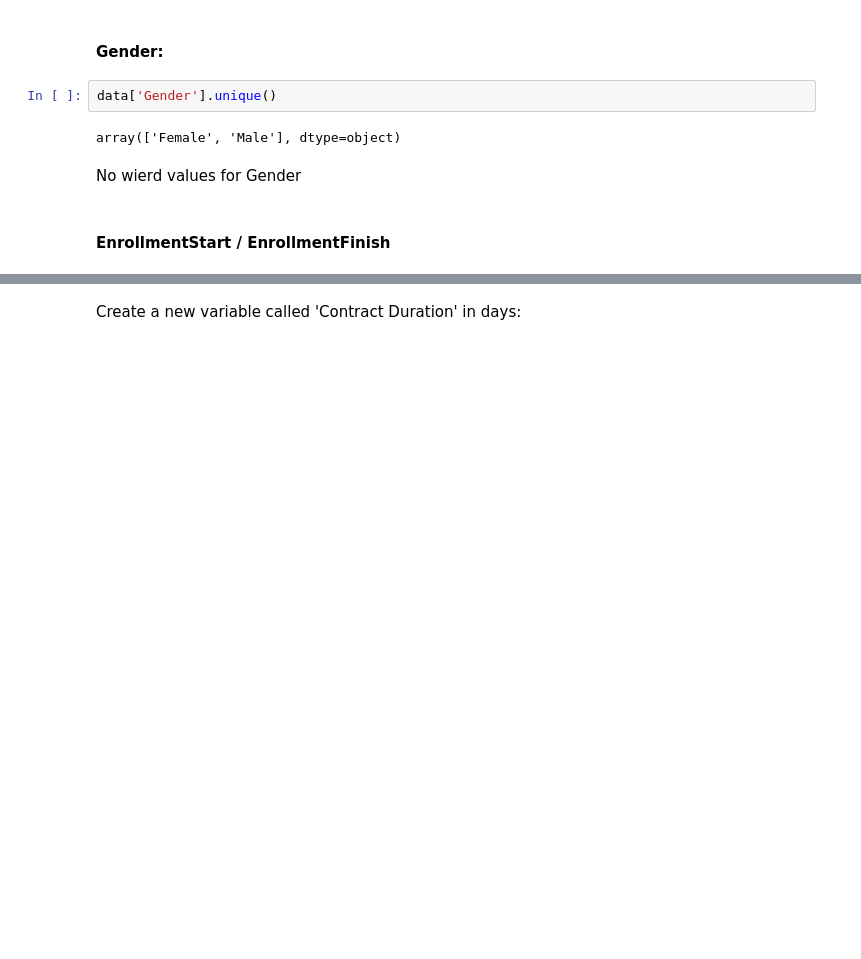
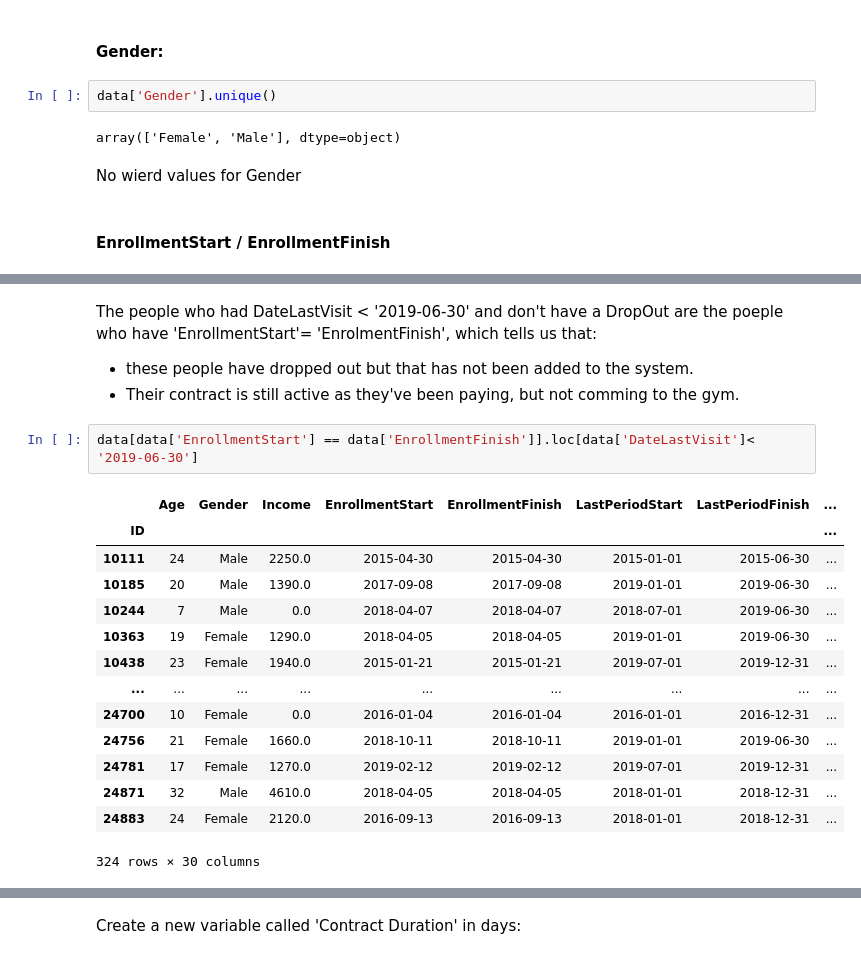
Before and after one commit to raquelxr/data-mining-proj, a Jupyter notebook: DM_Sofia.ipynb, the cells around one changed output, grey strips where cells are left out. Cells and saved outputs as stored; diff of their text form; blank space fills up the shorter version.

```diff
--- a/DM_Sofia.ipynb
+++ b/DM_Sofia.ipynb
@@ -88,0 +124,21 @@ We'll do the same we do with New Costumers that have EF = '2019-10-31' so we can
+# %% [markdown]
+The people who had DateLastVisit < '2019-06-30' and don't have a DropOut are the poeple who have 'EnrollmentStart'= 'EnrolmentFinish', which tells us that:
+- these people have dropped out but that has not been added to the system.
+- Their contract is still active as they've been paying, but not comming to the gym.
+# %%
+data[data['EnrollmentStart'] == data['EnrollmentFinish']].loc[data['DateLastVisit']< '2019-06-30']
+# %% [output]
+|  | Age | Gender | Income | EnrollmentStart | EnrollmentFinish | LastPeriodStart | LastPeriodFinish | ... |
+| ID |  |  |  |  |  |  |  | ... |
+| 10111 | 24 | Male | 2250.0 | 2015-04-30 | 2015-04-30 | 2015-01-01 | 2015-06-30 | ... |
+| 10185 | 20 | Male | 1390.0 | 2017-09-08 | 2017-09-08 | 2019-01-01 | 2019-06-30 | ... |
+| 10244 | 7 | Male | 0.0 | 2018-04-07 | 2018-04-07 | 2018-07-01 | 2019-06-30 | ... |
+| 10363 | 19 | Female | 1290.0 | 2018-04-05 | 2018-04-05 | 2019-01-01 | 2019-06-30 | ... |
+| 10438 | 23 | Female | 1940.0 | 2015-01-21 | 2015-01-21 | 2019-07-01 | 2019-12-31 | ... |
+| ... | ... | ... | ... | ... | ... | ... | ... | ... |
+| 24700 | 10 | Female | 0.0 | 2016-01-04 | 2016-01-04 | 2016-01-01 | 2016-12-31 | ... |
+| 24756 | 21 | Female | 1660.0 | 2018-10-11 | 2018-10-11 | 2019-01-01 | 2019-06-30 | ... |
+| 24781 | 17 | Female | 1270.0 | 2019-02-12 | 2019-02-12 | 2019-07-01 | 2019-12-31 | ... |
+| 24871 | 32 | Male | 4610.0 | 2018-04-05 | 2018-04-05 | 2018-01-01 | 2018-12-31 | ... |
+| 24883 | 24 | Female | 2120.0 | 2016-09-13 | 2016-09-13 | 2018-01-01 | 2018-12-31 | ... |
+324 rows × 30 columns
```
Also changed, not shown: parts of 52 cells of this notebook.
